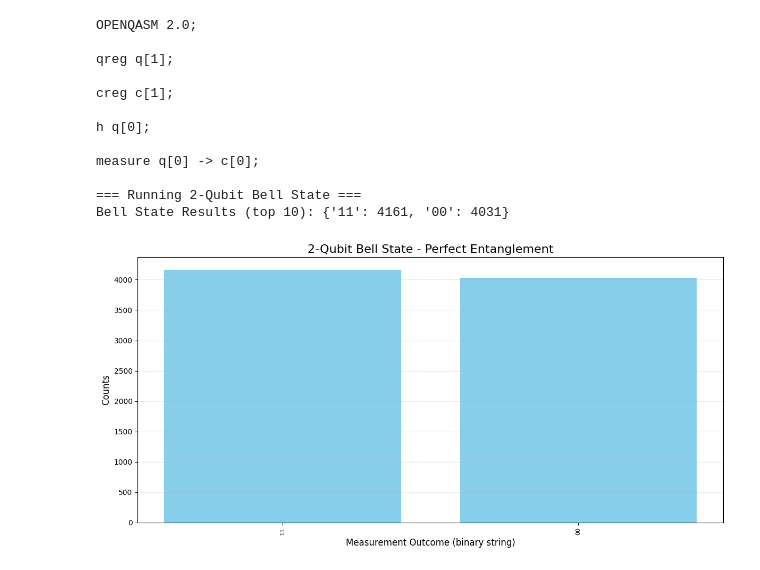
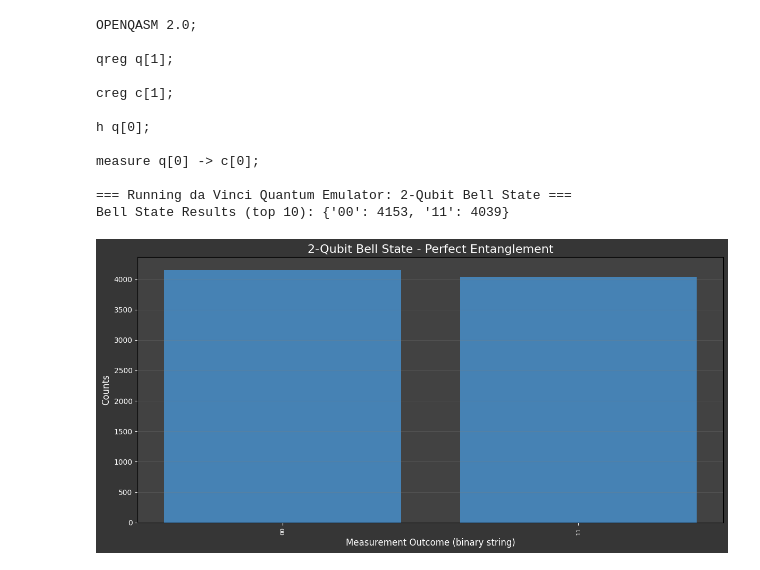
Before and after one commit to JamesEckhartJr/Quantum-Hardware-Projects, a Jupyter notebook: da_Vinci_2_Qubit_Bell_State.ipynb, the cells around one changed output. Saved outputs shown, nothing was run; the diff lists cells and outputs as text; code cells hidden in the pictures.

```diff
--- a/da_Vinci_2_Qubit_Bell_State.ipynb
+++ b/da_Vinci_2_Qubit_Bell_State.ipynb
@@ -71,47 +71,51 @@ def plot_results(results: dict, title: str):
     labels = list(counts.keys())
     values = list(counts.values())
 
-    plt.figure(figsize=(12, 6))
-    plt.bar(labels, values, color='skyblue')
-    plt.title(title, fontsize=16)
-    plt.xlabel("Measurement Outcome (binary string)", fontsize=12)
-    plt.ylabel("Counts", fontsize=12)
-    plt.xticks(rotation=90, fontsize=8)
+    fig, ax = plt.subplots(figsize=(12, 6))
+    fig.set_facecolor('#363636') # Dark background for the entire figure
+    ax.set_facecolor('#424242') # Slightly lighter dark background for the plot area
+
+    ax.bar(labels, values, color='steelblue')
+    ax.set_title(title, fontsize=16, color='white')
+    ax.set_xlabel("Measurement Outcome (binary string)", fontsize=12, color='white')
+    ax.set_ylabel("Counts", fontsize=12, color='white')
+    ax.tick_params(axis='x', colors='white', rotation=90, labelsize=8)
+    ax.tick_params(axis='y', colors='white')
+    ax.grid(axis='y', alpha=0.3, color='gray')
     plt.tight_layout()
-    plt.grid(axis='y', alpha=0.3)
     plt.show()
 
     # ========================= BELL STATE =========================
 print("=== Running da Vinci Quantum Emulator: 2-Qubit Bell State ===")
 
 bell_qasm = """
 OPENQASM 2.0;
 include "qelib1.inc";
 
 qreg q[2];
 creg c[2];
 
 h q[0];          // Create superposition
 cx q[0], q[1];   // Entangle the two qubits
 measure q[0] -> c[0];
 measure q[1] -> c[1];
 """
 
 bell_results = run_qasm(bell_qasm, SHOTS)
 print("Bell State Results (top 10):", dict(list(bell_results.items())[:10]))
 
 plot_results(bell_results, "2-Qubit Bell State - Perfect Entanglement")
 # %% [output]
 OPENQASM 2.0;
 
 qreg q[1];
 
 creg c[1];
 
 h q[0];
 
 measure q[0] -> c[0];
 
-=== Running 2-Qubit Bell State ===
-Bell State Results (top 10): {'11': 4161, '00': 4031}
+=== Running da Vinci Quantum Emulator: 2-Qubit Bell State ===
+Bell State Results (top 10): {'00': 4153, '11': 4039}
-[figure, old version]
+[figure, new version]
```
Also changed, not shown: parts of 2 cells of this notebook.
